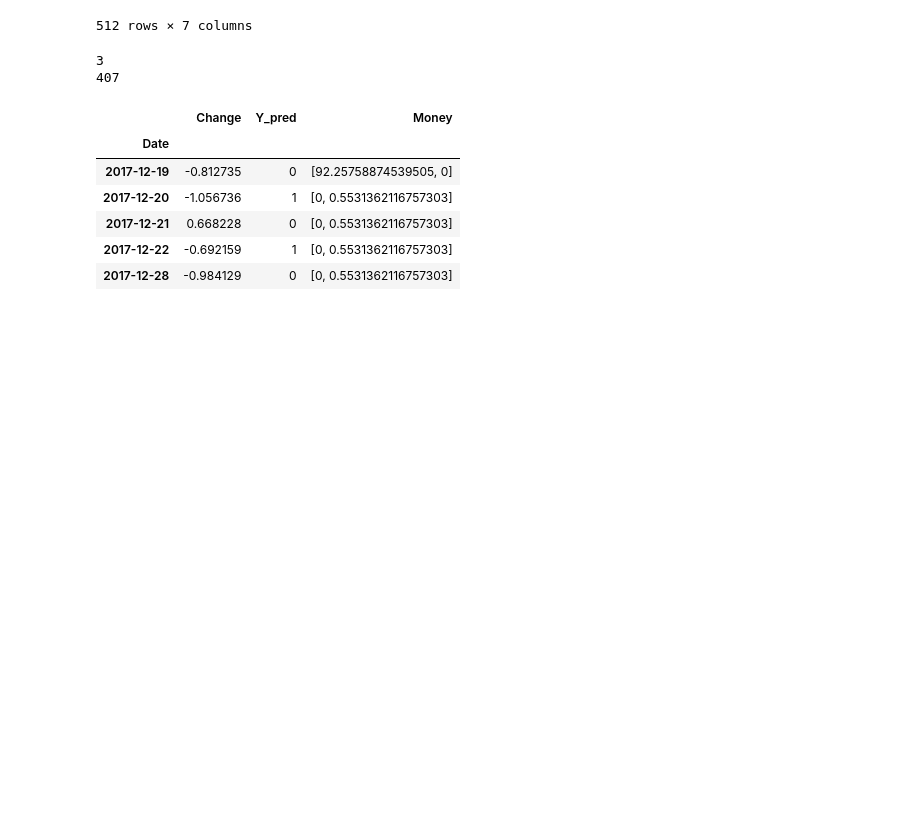
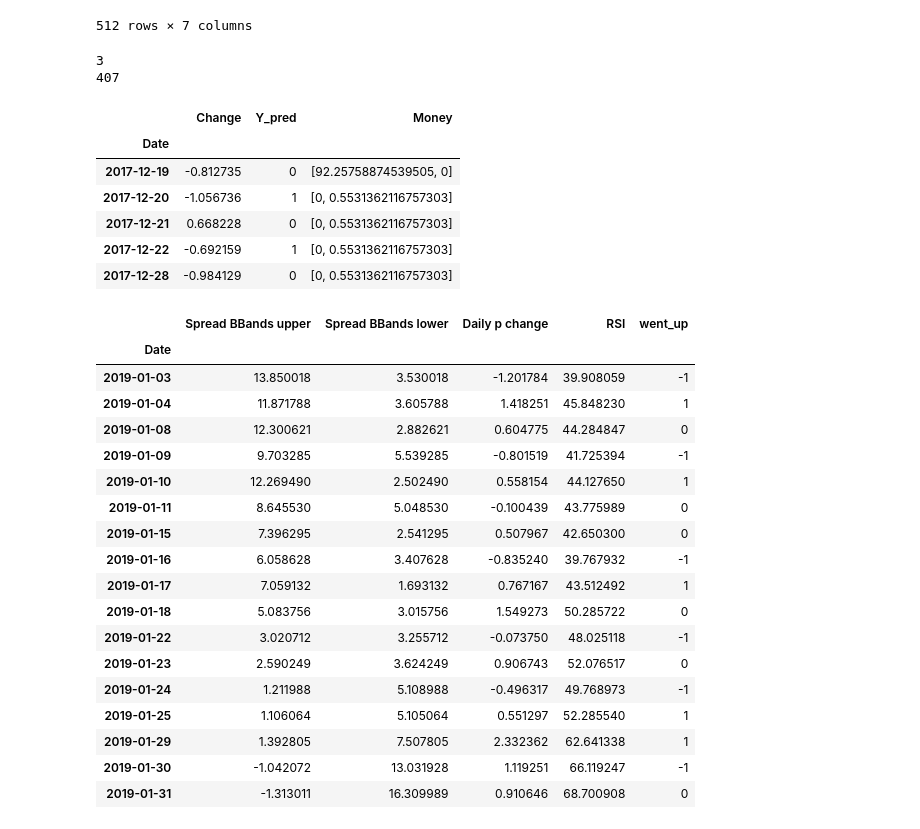
Before and after one commit to igaekus/projet-python-1A, a Jupyter notebook: algoTrading.ipynb, the cells around one changed output. Saved outputs shown, nothing was run; the diff lists cells and outputs as text; code cells hidden in the pictures; blank space fills up the shorter version.

```diff
--- a/algoTrading.ipynb
+++ b/algoTrading.ipynb
@@ -346,3 +346,28 @@ a.tail()
 | 2017-12-21 | 0.668228 | 0 | [0, 0.5531362116757303] |
 | 2017-12-22 | -0.692159 | 1 | [0, 0.5531362116757303] |
 | 2017-12-28 | -0.984129 | 0 | [0, 0.5531362116757303] |
+# %%
+test = model.predict(stock_data_set["2019-01"])
+# %%
+test
+stock_data_set["2019-01"]
+# %% [output]
+|  | Spread BBands upper | Spread BBands lower | Daily p change | RSI | went_up |
+| Date |  |  |  |  |  |
+| 2019-01-03 | 13.850018 | 3.530018 | -1.201784 | 39.908059 | -1 |
+| 2019-01-04 | 11.871788 | 3.605788 | 1.418251 | 45.848230 | 1 |
+| 2019-01-08 | 12.300621 | 2.882621 | 0.604775 | 44.284847 | 0 |
+| 2019-01-09 | 9.703285 | 5.539285 | -0.801519 | 41.725394 | -1 |
+| 2019-01-10 | 12.269490 | 2.502490 | 0.558154 | 44.127650 | 1 |
+| 2019-01-11 | 8.645530 | 5.048530 | -0.100439 | 43.775989 | 0 |
+| 2019-01-15 | 7.396295 | 2.541295 | 0.507967 | 42.650300 | 0 |
+| 2019-01-16 | 6.058628 | 3.407628 | -0.835240 | 39.767932 | -1 |
+| 2019-01-17 | 7.059132 | 1.693132 | 0.767167 | 43.512492 | 1 |
+| 2019-01-18 | 5.083756 | 3.015756 | 1.549273 | 50.285722 | 0 |
+| 2019-01-22 | 3.020712 | 3.255712 | -0.073750 | 48.025118 | -1 |
+| 2019-01-23 | 2.590249 | 3.624249 | 0.906743 | 52.076517 | 0 |
+| 2019-01-24 | 1.211988 | 5.108988 | -0.496317 | 49.768973 | -1 |
+| 2019-01-25 | 1.106064 | 5.105064 | 0.551297 | 52.285540 | 1 |
+| 2019-01-29 | 1.392805 | 7.507805 | 2.332362 | 62.641338 | 1 |
+| 2019-01-30 | -1.042072 | 13.031928 | 1.119251 | 66.119247 | -1 |
+| 2019-01-31 | -1.313011 | 16.309989 | 0.910646 | 68.700908 | 0 |
```
Also changed, not shown: parts of 3 cells of this notebook.
